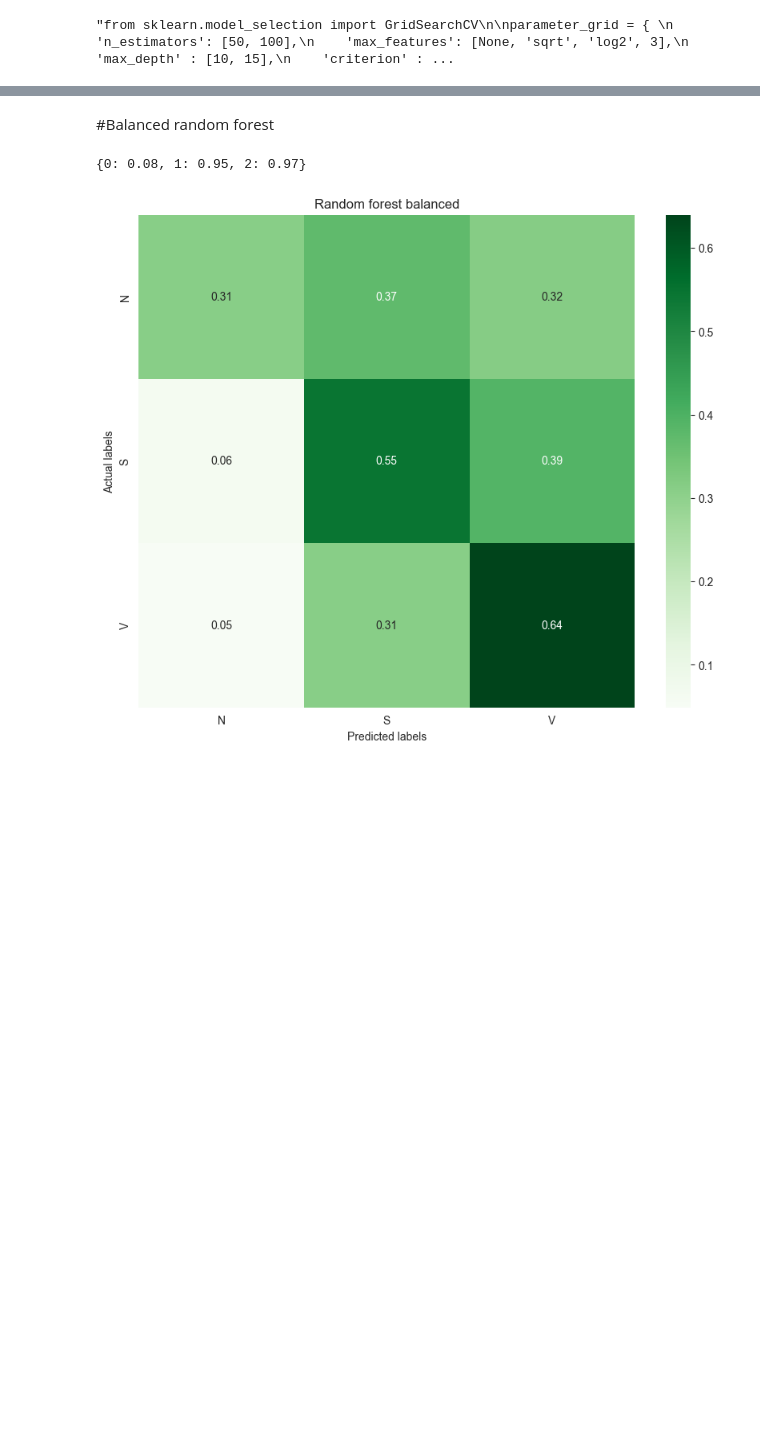
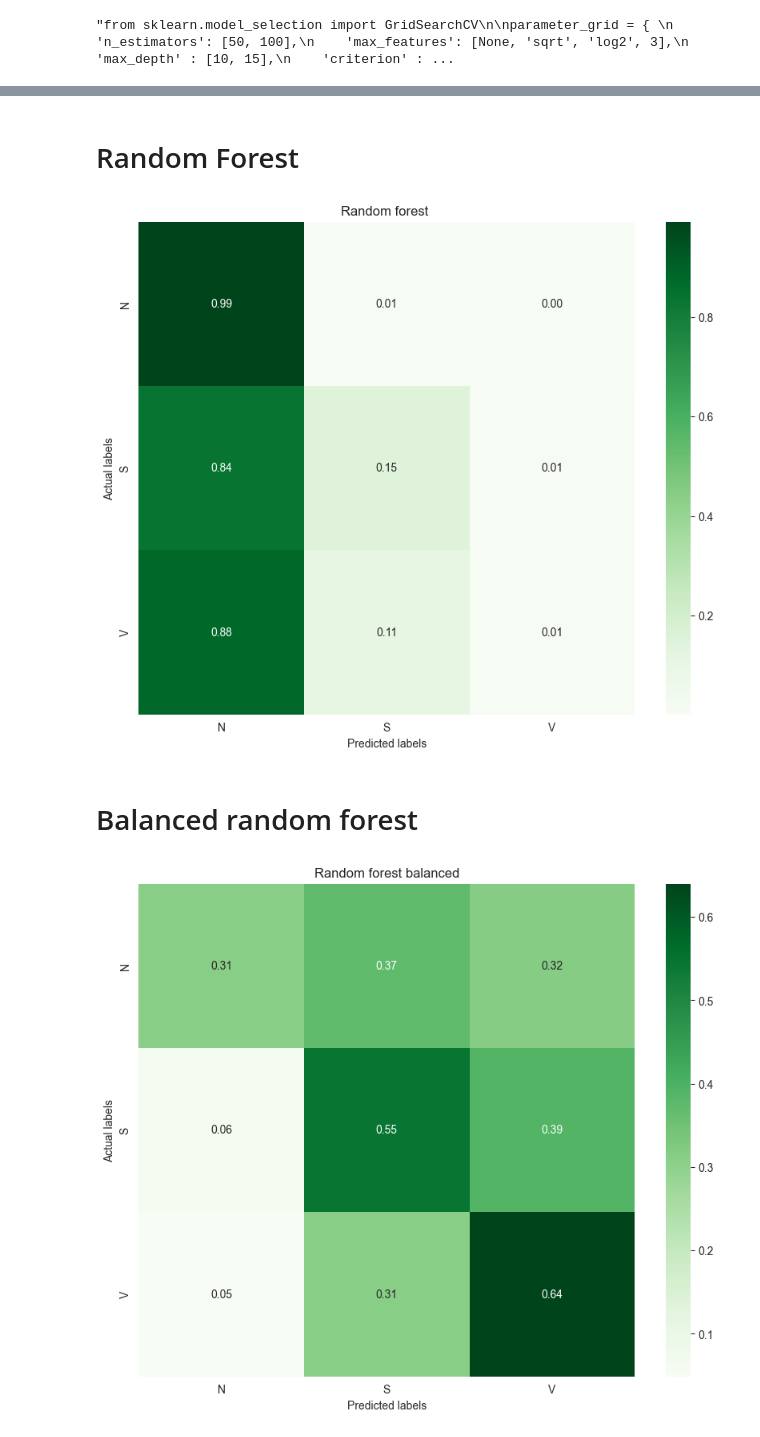
Before and after one commit to eleonora11sala/AI-project, a Jupyter notebook: ExperimentalModel.ipynb, the cells around one changed output, grey strips where cells are left out. Saved outputs shown, nothing was run; the diff lists cells and outputs as text; code cells hidden in the pictures; blank space fills up the shorter version.

```diff
--- a/ExperimentalModel.ipynb
+++ b/ExperimentalModel.ipynb
@@ -443,19 +305,26 @@ print(clf.best_score_)
+# %% [markdown]
+# Random Forest
+# %%
+from sklearn.ensemble import RandomForestClassifier
+
+
+randomForestModel = RandomForestClassifier(n_estimators=50,
+                                            criterion='gini',
+                                            max_depth=15,
+                                            min_samples_split=22,
+                                            class_weight=class_weights,
+                                            n_jobs=-1,
+                                            )
+
+
+randomForestModel.fit(X_train, y_train)
+y_pred = randomForestModel.predict(X_test)
+
+one_hot_encoded_pred = pd.get_dummies(y_pred, columns=['0'])
+model_evaluation(one_hot_encoded_pred, "Random forest ")
+# %% [output]
+[figure, added]
 # %% [markdown]
-#Balanced random forest
+# Balanced random forest
-# %%
-nN = np.count_nonzero(y_train == 0)
-nV = np.count_nonzero(y_train == 1)
-nS = np.count_nonzero(y_train == 2)
-
-class_sum = nN+nV+nS
-wN = round(1-(nN/class_sum),2)
-wV = round(1-(nV/class_sum),2)
-wS = round(1-(nS/class_sum),2)
-
-class_weights = {0: wN, 1: wV, 2: wS}
-
-print(class_weights)
-# %% [output]
-{0: 0.08, 1: 0.95, 2: 0.97}
 # %%
 from imblearn.ensemble import BalancedRandomForestClassifier
```
Also changed, not shown: parts of 23 cells of this notebook.
